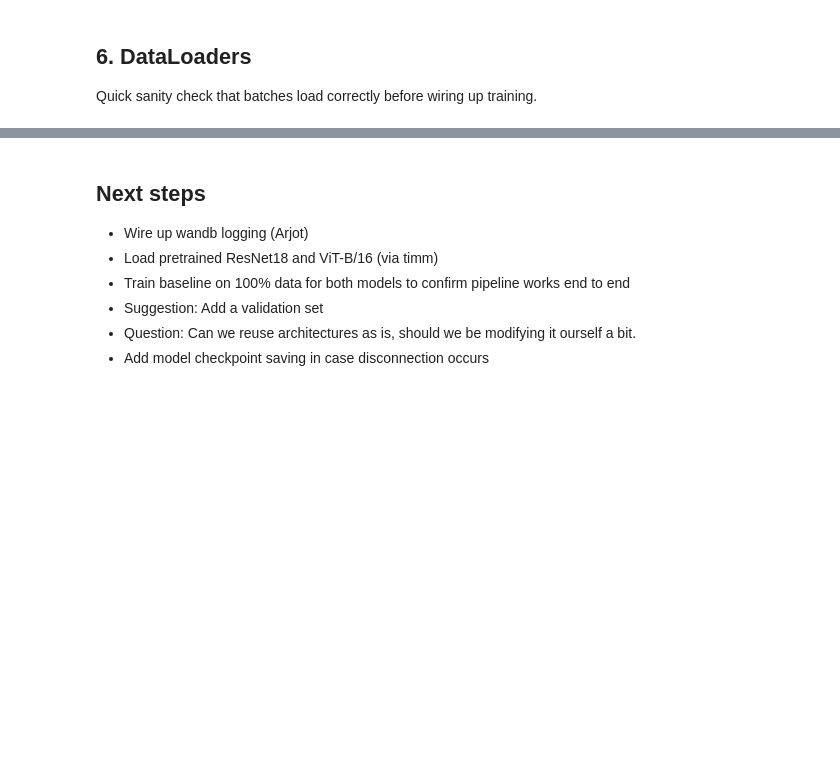
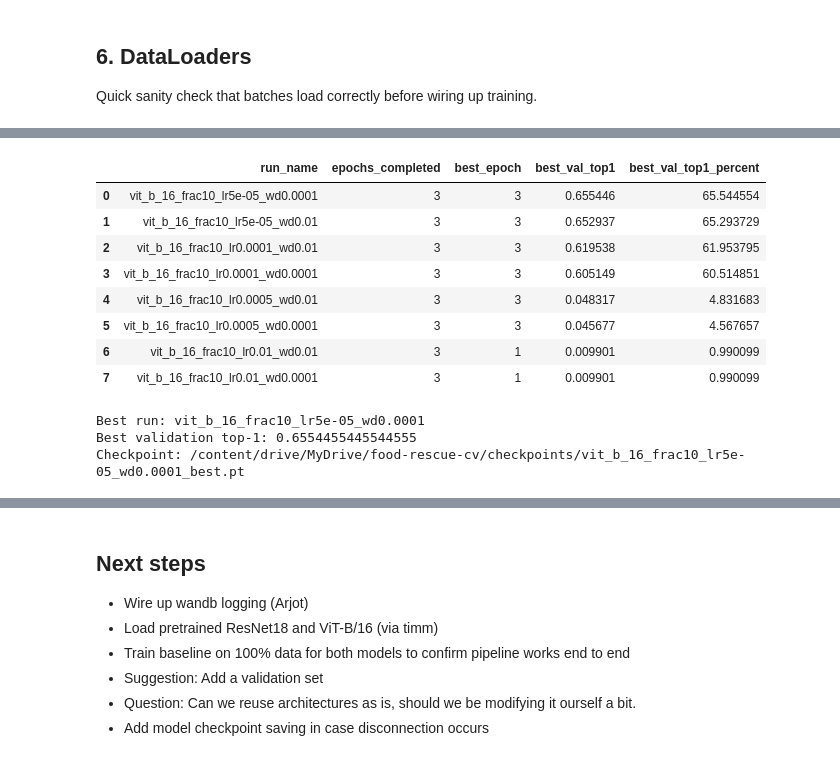
Before and after one commit to itsashkon/cs7643-food-rescue, a Jupyter notebook: notebooks/food101_setup.ipynb, the cells around one changed output, grey strips where cells are left out. Drawn from its saved outputs; the diff is of its cells as text; code cells hidden in the pictures; blank space fills up the shorter version.

```diff
--- a/notebooks/food101_setup.ipynb
+++ b/notebooks/food101_setup.ipynb
@@ -281,0 +759,55 @@ Operation: interrupted
+# %%
+from pathlib import Path
+import json
+import pandas as pd
+
+PROJECT_DIR = Path("/content/drive/MyDrive/food-rescue-cv")
+RESULTS_DIR = PROJECT_DIR / "results"
+CHECKPOINT_DIR = PROJECT_DIR / "checkpoints"
+
+tuning_results = []
+
+history_paths = sorted(
+    RESULTS_DIR.glob("vit_b_16_frac10_*_history.json")
+)
+
+for history_path in history_paths:
+    with open(history_path) as file:
+        history = json.load(file)
+
+    if not history:
+        continue
+
+    run_name = history_path.stem.removesuffix("_history")
+    best_epoch = max(history, key=lambda record: record["val_top1"])
+
+    tuning_results.append({
+        "run_name": run_name,
+        "best_val_top1": best_epoch["val_top1"],
+        "best_epoch": best_epoch["epoch"],
+        "best_checkpoint": str(
+            CHECKPOINT_DIR / f"{run_name}_best.pt"
+        ),
+        "history": history,
+    })
+
+summary = pd.DataFrame([
+    {
+        "run_name": result["run_name"],
+        "epochs_completed": len(result["history"]),
+        "best_epoch": result["best_epoch"],
+        "best_val_top1": result["best_val_top1"],
+        "best_val_top1_percent": (
+            100 * result["best_val_top1"]
+        ),
+    }
+    for result in tuning_results
+])
+print(summary)
+summary = summary.sort_values(
+    "best_val_top1",
+    ascending=False,
+).reset_index(drop=True)
+
+display(summary)
+# %% [output]
@@ -281,0 +833,22 @@ Operation: interrupted
+|  | run_name | epochs_completed | best_epoch | best_val_top1 | best_val_top1_percent |
+| 0 | vit_b_16_frac10_lr5e-05_wd0.0001 | 3 | 3 | 0.655446 | 65.544554 |
+| 1 | vit_b_16_frac10_lr5e-05_wd0.01 | 3 | 3 | 0.652937 | 65.293729 |
+| 2 | vit_b_16_frac10_lr0.0001_wd0.01 | 3 | 3 | 0.619538 | 61.953795 |
+| 3 | vit_b_16_frac10_lr0.0001_wd0.0001 | 3 | 3 | 0.605149 | 60.514851 |
+| 4 | vit_b_16_frac10_lr0.0005_wd0.01 | 3 | 3 | 0.048317 | 4.831683 |
+| 5 | vit_b_16_frac10_lr0.0005_wd0.0001 | 3 | 3 | 0.045677 | 4.567657 |
+| 6 | vit_b_16_frac10_lr0.01_wd0.01 | 3 | 1 | 0.009901 | 0.990099 |
+| 7 | vit_b_16_frac10_lr0.01_wd0.0001 | 3 | 1 | 0.009901 | 0.990099 |
+# %%
+best_result = max(
+    tuning_results,
+    key=lambda result: result["best_val_top1"],
+)
+
+print("Best run:", best_result["run_name"])
+print("Best validation top-1:", best_result["best_val_top1"])
+print("Checkpoint:", best_result["best_checkpoint"])
+# %% [output]
+Best run: vit_b_16_frac10_lr5e-05_wd0.0001
+Best validation top-1: 0.6554455445544555
+Checkpoint: /content/drive/MyDrive/food-rescue-cv/checkpoints/vit_b_16_frac10_lr5e-05_wd0.0001_best.pt
```
Also changed, not shown: parts of 33 cells of this notebook.
